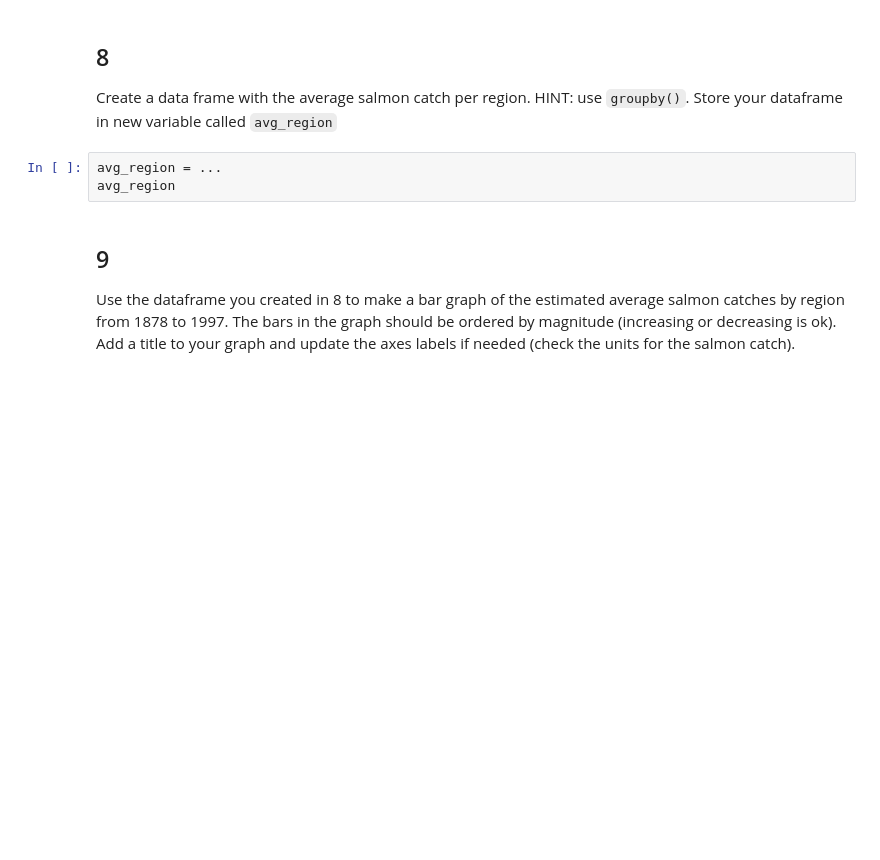
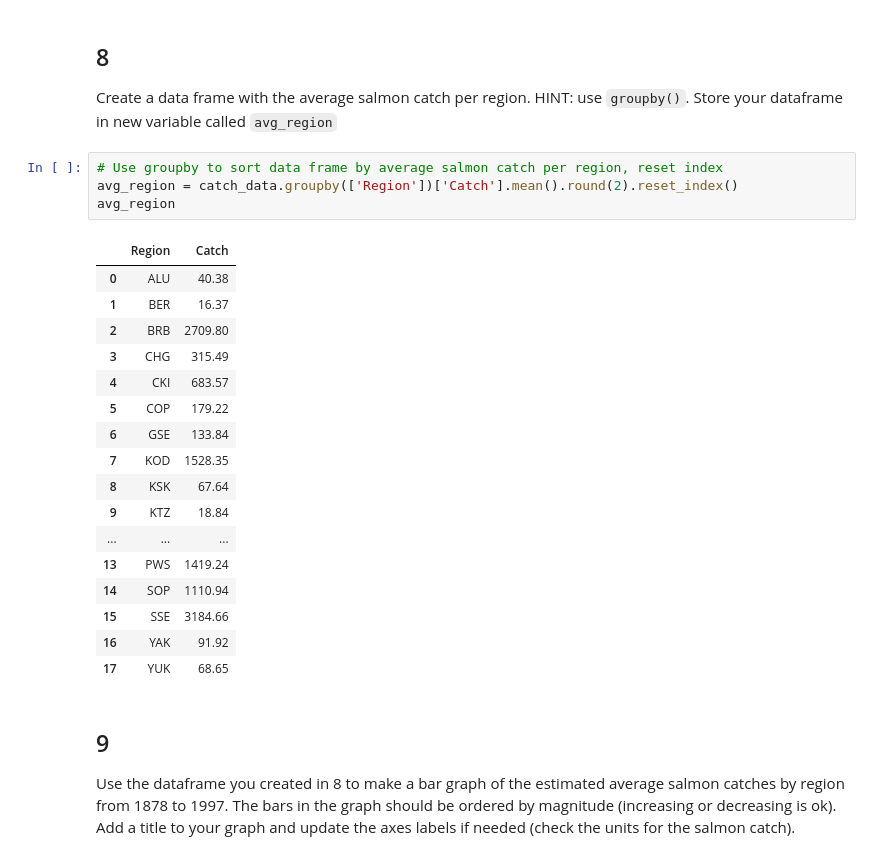
Before and after one commit to llumj/eds220-hwk2, a Jupyter notebook: hwk2-task2-salmon-Mull.ipynb, the cells around one changed output. Saved outputs shown, nothing was run; the diff lists cells and outputs as text; blank space fills up the shorter version.

```diff
--- a/hwk2-task2-salmon-Mull.ipynb
+++ b/hwk2-task2-salmon-Mull.ipynb
@@ -231,9 +305,28 @@ In the next cell:
 # %% [markdown]
 ## 8
 Create a data frame with the average salmon catch per region. HINT: use `groupby()`. Store your dataframe in new variable called `avg_region`
-# %%
-avg_region = ...
-avg_region
+# %%
+# Use groupby to sort data frame by average salmon catch per region, reset index
+avg_region = catch_data.groupby(['Region'])['Catch'].mean().round(2).reset_index()
+avg_region
+# %% [output]
+|  | Region | Catch |
+| 0 | ALU | 40.38 |
+| 1 | BER | 16.37 |
+| 2 | BRB | 2709.80 |
+| 3 | CHG | 315.49 |
+| 4 | CKI | 683.57 |
+| 5 | COP | 179.22 |
+| 6 | GSE | 133.84 |
+| 7 | KOD | 1528.35 |
+| 8 | KSK | 67.64 |
+| 9 | KTZ | 18.84 |
+| ... | ... | ... |
+| 13 | PWS | 1419.24 |
+| 14 | SOP | 1110.94 |
+| 15 | SSE | 3184.66 |
+| 16 | YAK | 91.92 |
+| 17 | YUK | 68.65 |
 # %% [markdown]
 <!-- BEGIN QUESTION -->
 
```
Also changed, not shown: parts of 13 cells of this notebook.
